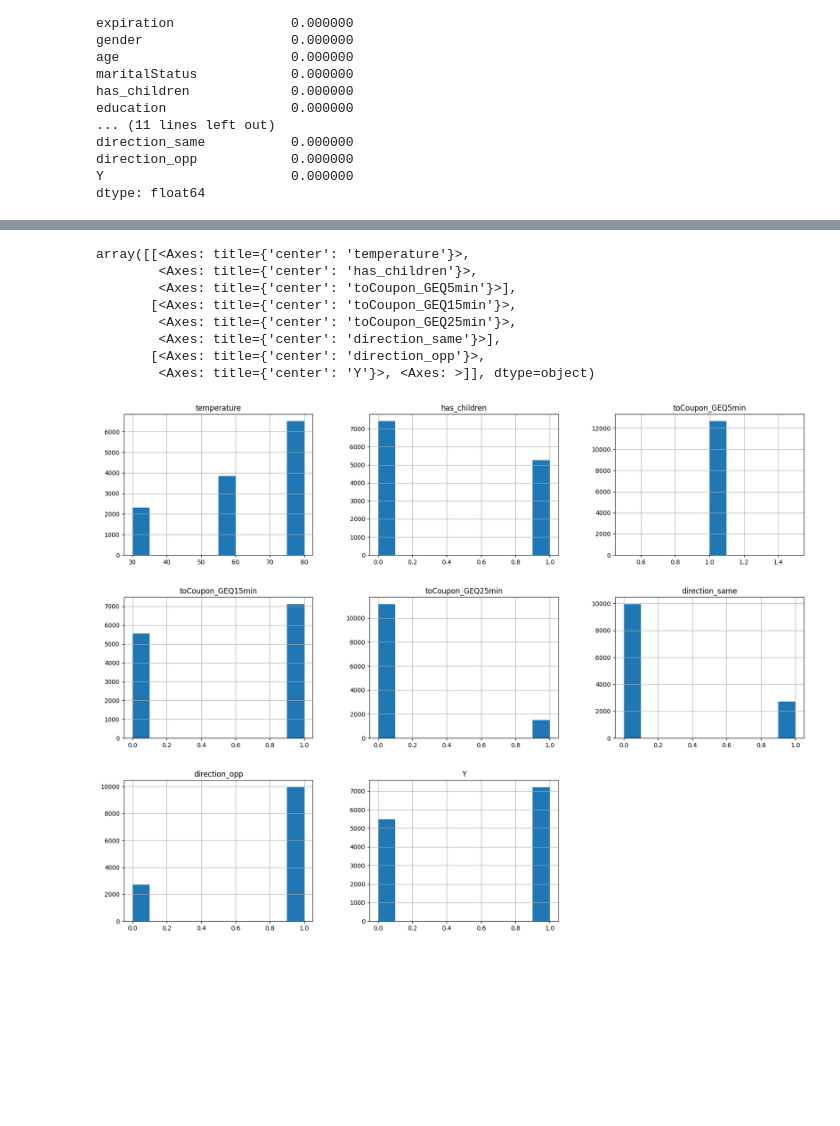
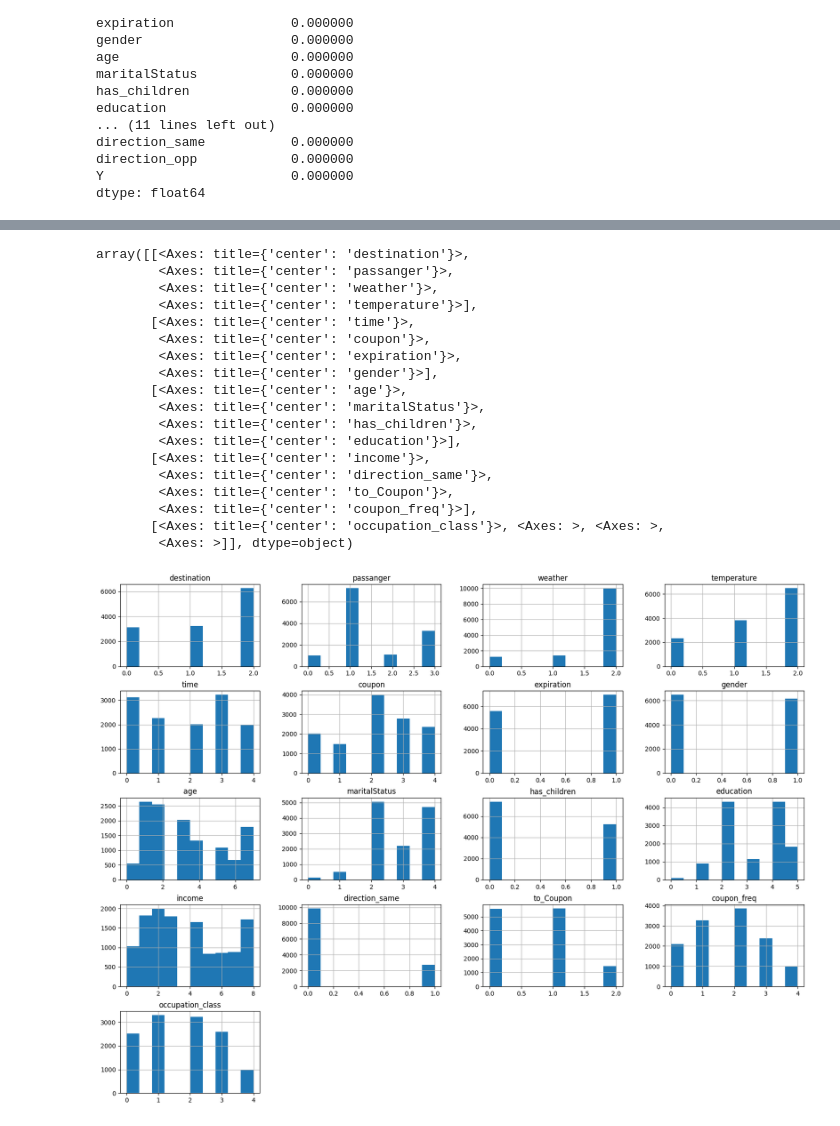
Before and after one commit to sergiomarchena16/PFG_Conductores, a Jupyter notebook: Notebook_Proyecto.ipynb, the cells around one changed output, grey strips where cells are left out. Saved outputs shown, nothing was run; the diff lists cells and outputs as text; code cells hidden in the pictures; blank space fills up the shorter version.

```diff
--- a/Notebook_Proyecto.ipynb
+++ b/Notebook_Proyecto.ipynb
@@ -209,0 +453,10 @@ Name: Y, dtype: int64
+# %%
+occupation_acceptance_rate = df.groupby("occupation")["Y"].mean()
+
+quintiles = pd.qcut(occupation_acceptance_rate, 5, labels=False)
+
+occupation_class = pd.Series(quintiles, index=occupation_acceptance_rate.index)
+
+df["occupation_class"] = df["occupation"].map(occupation_class)
+
+df.head()
@@ -209,0 +480,26 @@ Name: Y, dtype: int64
+# %%
+df.drop(['occupation'], axis=1, inplace=True)
+# %%
+# ENCODING
+
+from sklearn.preprocessing import OrdinalEncoder
+
+order = [['Work','Home','No Urgent Place'],
+         ['Kid(s)','Alone','Partner','Friend(s)'],
+         ['Rainy','Snowy','Sunny'],
+         [30,55,80],
+         ['7AM','10AM','2PM','6PM','10PM'],
+         ['Bar','Restaurant(20-50)','Coffee House','Restaurant(<20)','Carry out & Take away'],
+         ['2h','1d'],
+         ['Female','Male'],
+         ['below21','21','26','31','36','41','46','50plus'],
+         ['Widowed','Divorced','Married partner','Unmarried partner','Single'],
+         ['Some High School','High School Graduate','Some college - no degree','Associates degree','Bachelors degree','Graduate degree (Masters or Doctorate)'],
+         ['Less than $12500','$12500 - $24999','$25000 - $37499','$37500 - $49999','$50000 - $62499','$62500 - $74999','$75000 - $87499','$87500 - $99999','$100000 or More'],
+         ['never','less1','1~3','4~8','gt8']]
+Ordinal_enc = OrdinalEncoder(categories=order)
+columns_to_encode = ['destination', 'passanger', 'weather', 'temperature', 'time', 'coupon', 'expiration', 'gender', 'age', 'maritalStatus', 'education', 'income', 'coupon_freq']
+data_to_encode = df[columns_to_encode]
+df_Ordinal_encoding = Ordinal_enc.fit_transform(data_to_encode)
+df[columns_to_encode] = df_Ordinal_encoding
+df.head()
@@ -210,2 +513,6 @@ Name: Y, dtype: int64
+# %%
+# separating our independent and dependent variable
+X = df.drop(['Y'], axis = 1)
+y = df["Y"]
 # %%
 import plotly.express as px
@@ -244,12 +525,22 @@ coupon
 # %%
-df.hist(figsize=(20, 15))
+X.hist(figsize=(20, 15))
 # %% [output]
-array([[<Axes: title={'center': 'temperature'}>,
+array([[<Axes: title={'center': 'destination'}>,
+        <Axes: title={'center': 'passanger'}>,
+        <Axes: title={'center': 'weather'}>,
+        <Axes: title={'center': 'temperature'}>],
+       [<Axes: title={'center': 'time'}>,
+        <Axes: title={'center': 'coupon'}>,
+        <Axes: title={'center': 'expiration'}>,
+        <Axes: title={'center': 'gender'}>],
+       [<Axes: title={'center': 'age'}>,
+        <Axes: title={'center': 'maritalStatus'}>,
         <Axes: title={'center': 'has_children'}>,
-        <Axes: title={'center': 'toCoupon_GEQ5min'}>],
-       [<Axes: title={'center': 'toCoupon_GEQ15min'}>,
-        <Axes: title={'center': 'toCoupon_GEQ25min'}>,
-        <Axes: title={'center': 'direction_same'}>],
-       [<Axes: title={'center': 'direction_opp'}>,
-        <Axes: title={'center': 'Y'}>, <Axes: >]], dtype=object)
+        <Axes: title={'center': 'education'}>],
+       [<Axes: title={'center': 'income'}>,
+        <Axes: title={'center': 'direction_same'}>,
+        <Axes: title={'center': 'to_Coupon'}>,
+        <Axes: title={'center': 'coupon_freq'}>],
+       [<Axes: title={'center': 'occupation_class'}>, <Axes: >, <Axes: >,
+        <Axes: >]], dtype=object)
-[figure, old version]
+[figure, new version]
```
Also changed, not shown: parts of 37 cells of this notebook.
